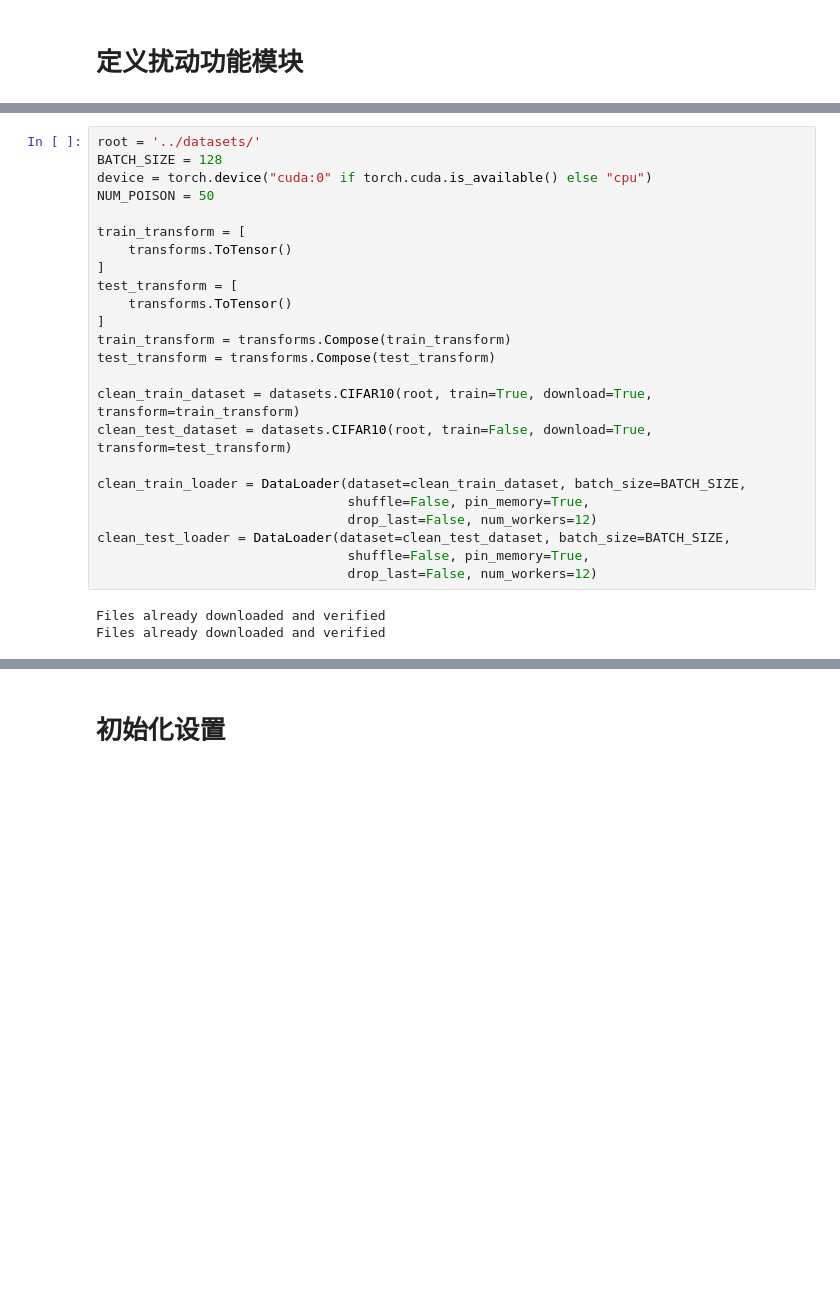
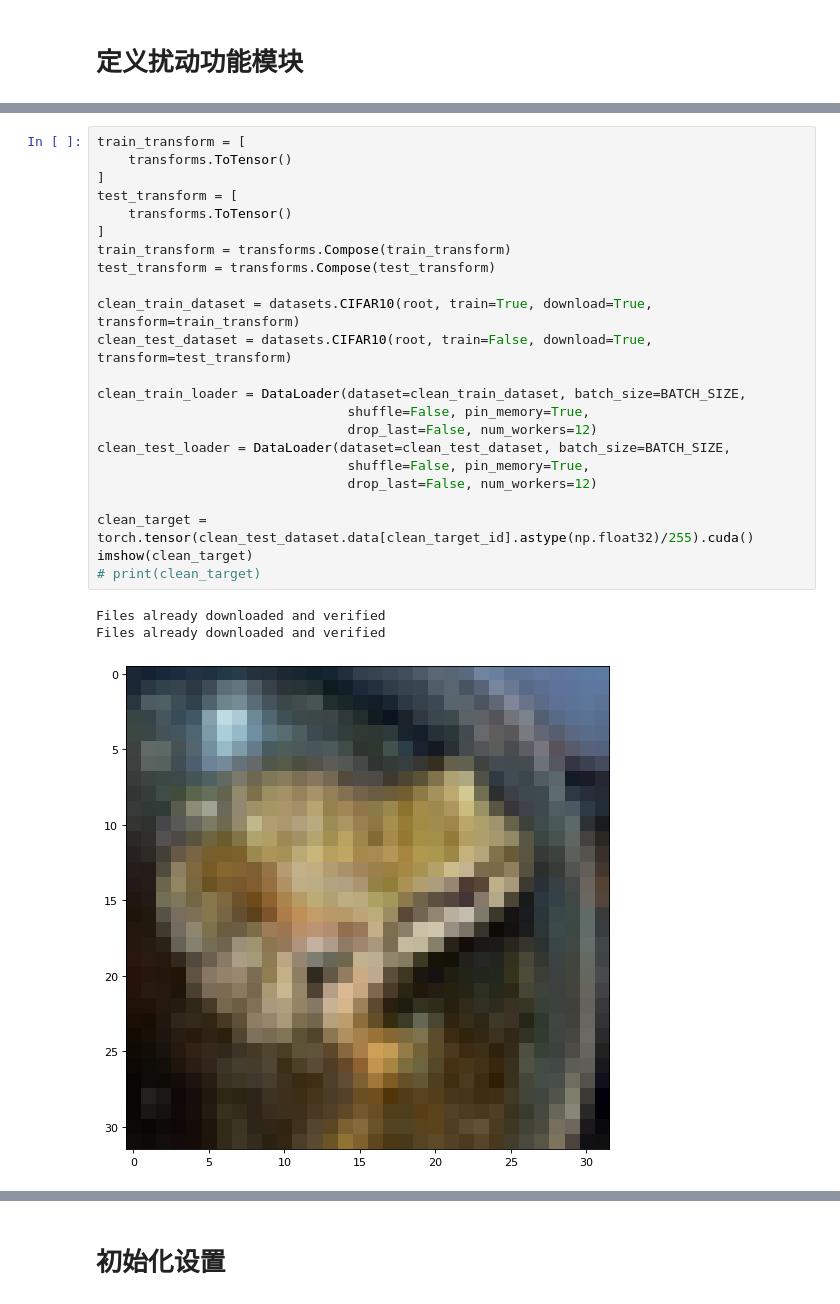
Before and after one commit to ABravoCode/UnlearnPoison, a Jupyter notebook: demo.ipynb, the cells around one changed output, grey strips where cells are left out. Drawn from its saved outputs; the diff is of its cells as text; blank space fills up the shorter version.

```diff
--- a/demo.ipynb
+++ b/demo.ipynb
@@ -119,32 +131,32 @@ class PerturbationTool():
             mask[:, x1: x2, y1: y2] = noise.cpu().numpy()
         return ((x1, x2, y1, y2), torch.from_numpy(mask).to(device))
 # %%
-root = '../datasets/'
-BATCH_SIZE = 128
-device = torch.device("cuda:0" if torch.cuda.is_available() else "cpu")
-NUM_POISON = 50
-
 train_transform = [
     transforms.ToTensor()
 ]
 test_transform = [
     transforms.ToTensor()
 ]
 train_transform = transforms.Compose(train_transform)
 test_transform = transforms.Compose(test_transform)
 
 clean_train_dataset = datasets.CIFAR10(root, train=True, download=True, transform=train_transform)
 clean_test_dataset = datasets.CIFAR10(root, train=False, download=True, transform=test_transform)
 
 clean_train_loader = DataLoader(dataset=clean_train_dataset, batch_size=BATCH_SIZE,
                                 shuffle=False, pin_memory=True,
                                 drop_last=False, num_workers=12)
 clean_test_loader = DataLoader(dataset=clean_test_dataset, batch_size=BATCH_SIZE,
                                 shuffle=False, pin_memory=True,
                                 drop_last=False, num_workers=12)
+
+clean_target = torch.tensor(clean_test_dataset.data[clean_target_id].astype(np.float32)/255).cuda()
+imshow(clean_target)
+# print(clean_target)
 # %% [output]
 Files already downloaded and verified
 Files already downloaded and verified
+[figure, added]
 # %%
 import torch
 from torch.utils.data import DataLoader
```
Also changed, not shown: parts of 18 cells of this notebook.
